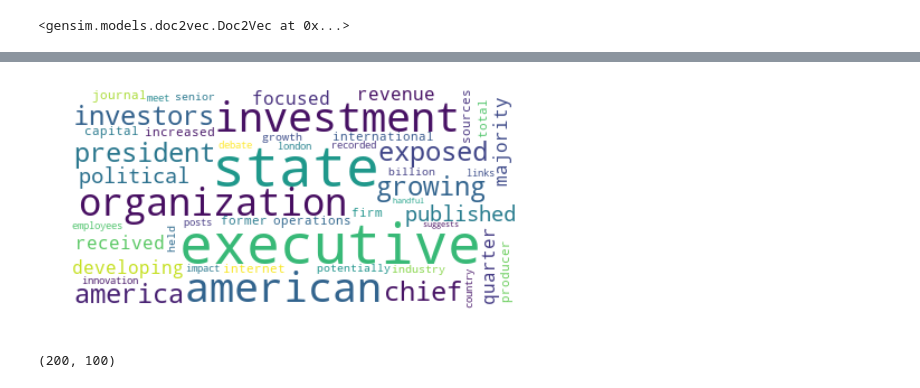
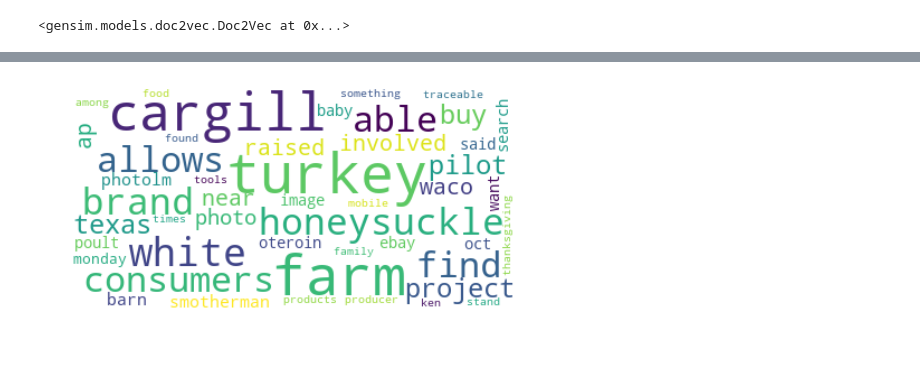
Before and after one commit to davidlenz/pvtm, a Jupyter notebook: class_PVTM.ipynb, the cells around one changed output, grey strips where cells are left out. Saved outputs shown, nothing was run; the diff lists cells and outputs as text; code cells hidden in the pictures.

```diff
--- a/class_PVTM.ipynb
+++ b/class_PVTM.ipynb
@@ -24,8 +25,11 @@ def preprocess(texts, **kwargs):
     from dlutils import dlutils
     translator=str.maketrans('','',string.punctuation)
     texts = [text.translate(translator) for text in texts]
-    texts= [clean(x,  **kwargs) for x in texts]
-    return texts
+    texts= [clean(x, **{key: value for key, value in kwargs.items()
+                                              if key in inspect.getfullargspec(clean).args}) for x in texts]
+    _input, vocab = dlutils.popularity_based_prefiltering(texts,**{key: value for key, value in kwargs.items()
+                                              if key in inspect.getfullargspec(dlutils.popularity_based_prefiltering).args})
+    return _input,vocab
 # %%
 # from gensim.models.doc2vec import TaggedDocument, Doc2Vec
 class Documents(object):
@@ -133,3 +170,0 @@ cleaned_texts =   preprocess(texts,lower=True,no_line_breaks=True,
-# %%
-_input = cleaned_texts
-_input, vocab = dlutils.popularity_based_prefiltering(_input, min_df = 0.05, max_df = 0.5, stopwords = stop_words)
@@ -148,4 +180,8 @@ pvtm = PVTM(_input, vector_size=100,
                 min_count=1, # set to 1 just to test
                 workers=6,
                 alpha=0.025,
-                min_alpha=0.025)
+                min_alpha=0.025,
+                n_components=5,
+                covariance_type='tied',
+                verbose=1,
+                n_init=1)
@@ -208,10 +239,6 @@ BIC: -2940.1178142261924
 pvtm.get_gmm_cluster_center(vectors, pvtm.gmm)
 pvtm.get_gmm_cluster_center_probas(vectors, pvtm.gmm)
 # %%
-pvtm.create_wordcloud(1, pvtm.gmm_clustercenter_probas,50)
+pvtm.create_wordcloud(4, pvtm.gmm_clustercenter_probas,50)
 # %% [output]
-[figure, old version]
+[figure, new version]
-# %%
-pvtm.model.docvecs.vectors_docs.shape
-# %% [output]
-(200, 100)
```
Also changed, not shown: parts of 12 cells of this notebook.
